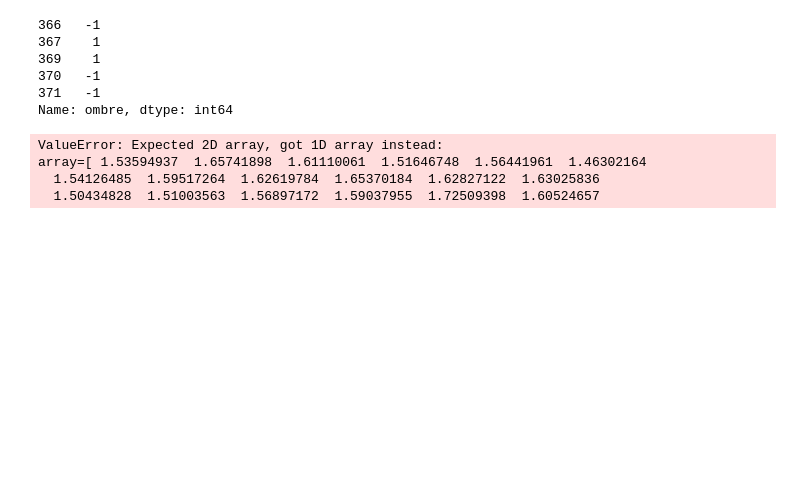
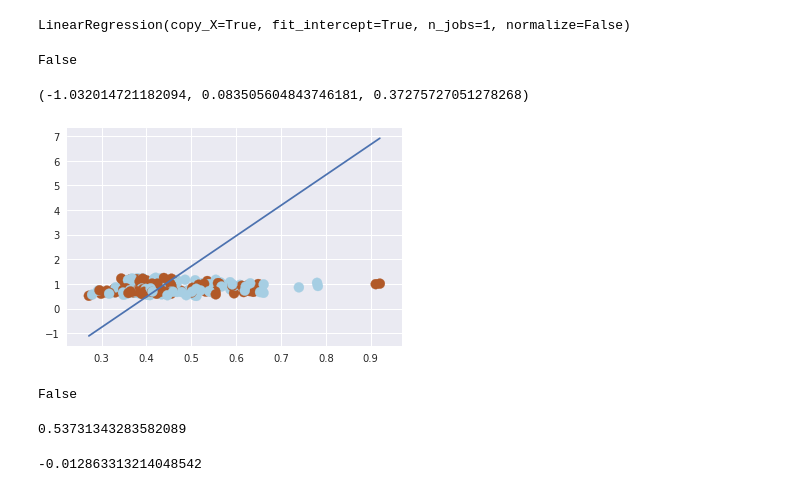
Before and after one commit to HeleneLapotre/python_project, a Jupyter notebook: python_project/regression.ipynb, the cells around one changed output. Drawn from its saved outputs; the diff is of its cells as text; code cells hidden in the pictures; blank space fills up the shorter version.

Commit message:
update regression

```diff
--- a/python_project/regression.ipynb
+++ b/python_project/regression.ipynb
@@ -18,10 +30,10 @@ data.head()
 # %%
-df1 = data.loc[data.ombre.isin([0,1])]
-X = df1.tr
-y = df1.ombre
+df1 = data.loc[data.y.isin([0,1])]
+X = df1[['X1', 'X2']].values
+y = df1.y
 
 y[y==0] = -1
-y[:20]
+y
 # %% [output]
 A value is trying to be set on a copy of a slice from a DataFrame
 
@@ -57,19 +69,38 @@ X_train = X[:180]
 y_train = y[:180]
 X_test = X[180:]
 y_test = y[180:]
-# %% [output]
-366   -1
-367    1
-369    1
-370   -1
-371   -1
-Name: ombre, dtype: int64
 # %%
 model_LR = LinearRegression(fit_intercept=True)
 # %%
 model_LR.fit(X_train, y_train)
 # %% [output]
-ValueError: Expected 2D array, got 1D array instead:
-array=[ 1.53594937  1.65741898  1.61110061  1.51646748  1.56441961  1.46302164
-  1.54126485  1.59517264  1.62619784  1.65370184  1.62827122  1.63025836
-  1.50434828  1.51003563  1.56897172  1.59037955  1.72509398  1.60524657
+LinearRegression(copy_X=True, fit_intercept=True, n_jobs=1, normalize=False)
+# %%
+np.all((model_LR.predict(X_train)>0) == (y_train>0))
+# %% [output]
+False
+# %%
+(*model_LR.coef_,model_LR.intercept_)
+# %% [output]
+(-1.032014721182094, 0.083505604843746181, 0.37275727051278268)
+# %%
+def trace(X, y, w):
+    plt.scatter(X[:,0], X[:,1], c=y, cmap='Paired', s=100)
+    scale = [np.min(X[:,0]), np.max(X[:,0])]
+    plt.plot(scale,[[(-w[0]-w[1]*i)/w[2]] for i in scale])
+# %%
+trace(X_train, y_train, (model_LR.intercept_, *model_LR.coef_))
+# %% [output]
+[figure, added]
+# %%
+np.all((model_LR.predict(X_test)>0) == (y_test>0))
+# %% [output]
+False
+# %%
+np.sum((model_LR.predict(X_test)>0) == (y_test>0))/X_test.shape[0]
+# %% [output]
+0.53731343283582089
+# %%
+model_LR.score(X_test, y_test)
+# %% [output]
+-0.012863313214048542
```
Also changed, not shown: parts of 13 cells of this notebook.
